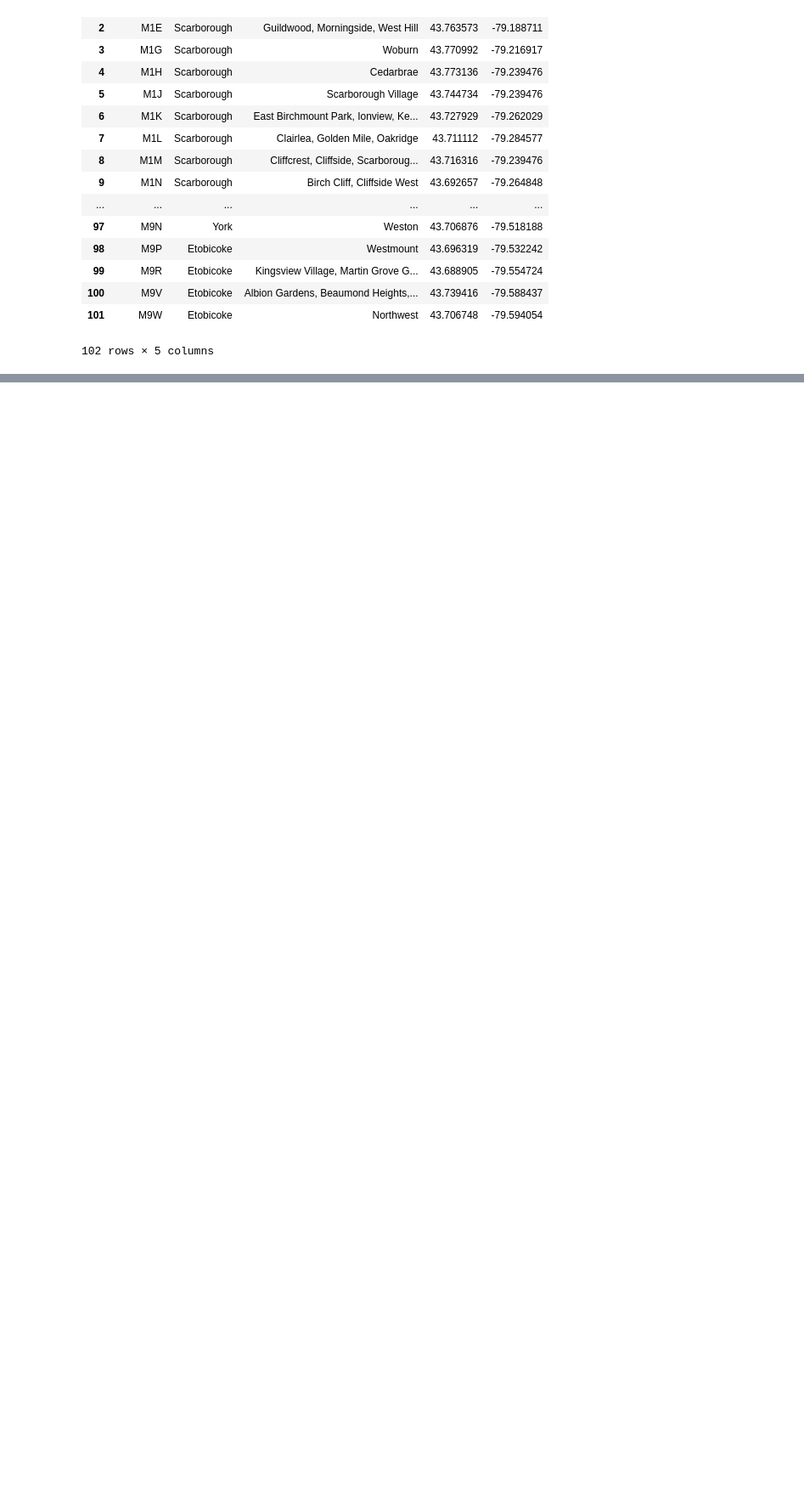
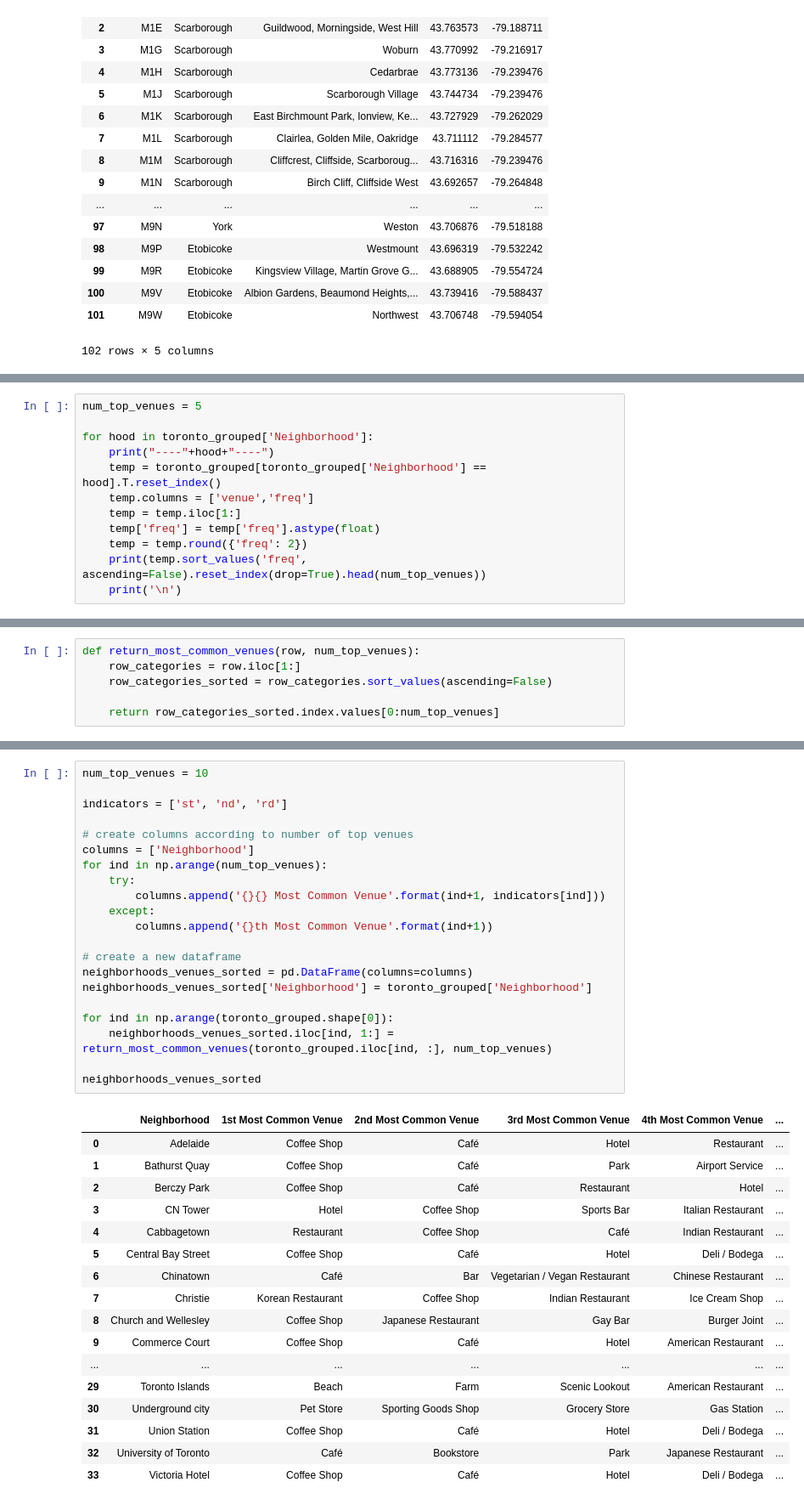
Before and after one commit to hungvm2/Coursera_Capstone, a Jupyter notebook: Segmenting_and_Clustering_Neighborhoods_in_Toronto.ipynb, the cells around one changed output, grey strips where cells are left out. Shown at 85% size. Drawn from its saved outputs; the diff is of its cells as text; blank space fills up the shorter version.

```diff
--- a/Segmenting_and_Clustering_Neighborhoods_in_Toronto.ipynb
+++ b/Segmenting_and_Clustering_Neighborhoods_in_Toronto.ipynb
@@ -123,0 +528,12 @@ df
+# %%
+num_top_venues = 5
+
+for hood in toronto_grouped['Neighborhood']:
+    print("----"+hood+"----")
+    temp = toronto_grouped[toronto_grouped['Neighborhood'] == hood].T.reset_index()
+    temp.columns = ['venue','freq']
+    temp = temp.iloc[1:]
+    temp['freq'] = temp['freq'].astype(float)
+    temp = temp.round({'freq': 2})
+    print(temp.sort_values('freq', ascending=False).reset_index(drop=True).head(num_top_venues))
+    print('\n')
@@ -123,0 +560,6 @@ df
+# %%
+def return_most_common_venues(row, num_top_venues):
+    row_categories = row.iloc[1:]
+    row_categories_sorted = row_categories.sort_values(ascending=False)
+
+    return row_categories_sorted.index.values[0:num_top_venues]
@@ -123,0 +568,39 @@ df
+# %%
+num_top_venues = 10
+
+indicators = ['st', 'nd', 'rd']
+
+# create columns according to number of top venues
+columns = ['Neighborhood']
+for ind in np.arange(num_top_venues):
+    try:
+        columns.append('{}{} Most Common Venue'.format(ind+1, indicators[ind]))
+    except:
+        columns.append('{}th Most Common Venue'.format(ind+1))
+
+# create a new dataframe
+neighborhoods_venues_sorted = pd.DataFrame(columns=columns)
+neighborhoods_venues_sorted['Neighborhood'] = toronto_grouped['Neighborhood']
+
+for ind in np.arange(toronto_grouped.shape[0]):
+    neighborhoods_venues_sorted.iloc[ind, 1:] = return_most_common_venues(toronto_grouped.iloc[ind, :], num_top_venues)
+
+neighborhoods_venues_sorted
+# %% [output]
+|  | Neighborhood | 1st Most Common Venue | 2nd Most Common Venue | 3rd Most Common Venue | 4th Most Common Venue | ... |
+| 0 | Adelaide | Coffee Shop | Café | Hotel | Restaurant | ... |
+| 1 | Bathurst Quay | Coffee Shop | Café | Park | Airport Service | ... |
+| 2 | Berczy Park | Coffee Shop | Café | Restaurant | Hotel | ... |
+| 3 | CN Tower | Hotel | Coffee Shop | Sports Bar | Italian Restaurant | ... |
+| 4 | Cabbagetown | Restaurant | Coffee Shop | Café | Indian Restaurant | ... |
+| 5 | Central Bay Street | Coffee Shop | Café | Hotel | Deli / Bodega | ... |
+| 6 | Chinatown | Café | Bar | Vegetarian / Vegan Restaurant | Chinese Restaurant | ... |
+| 7 | Christie | Korean Restaurant | Coffee Shop | Indian Restaurant | Ice Cream Shop | ... |
+| 8 | Church and Wellesley | Coffee Shop | Japanese Restaurant | Gay Bar | Burger Joint | ... |
+| 9 | Commerce Court | Coffee Shop | Café | Hotel | American Restaurant | ... |
+| ... | ... | ... | ... | ... | ... | ... |
+| 29 | Toronto Islands | Beach | Farm | Scenic Lookout | American Restaurant | ... |
+| 30 | Underground city | Pet Store | Sporting Goods Shop | Grocery Store | Gas Station | ... |
+| 31 | Union Station | Coffee Shop | Café | Hotel | Deli / Bodega | ... |
+| 32 | University of Toronto | Café | Bookstore | Park | Japanese Restaurant | ... |
+| 33 | Victoria Hotel | Coffee Shop | Café | Hotel | Deli / Bodega | ... |
```
Also changed, not shown: parts of 52 cells of this notebook.
